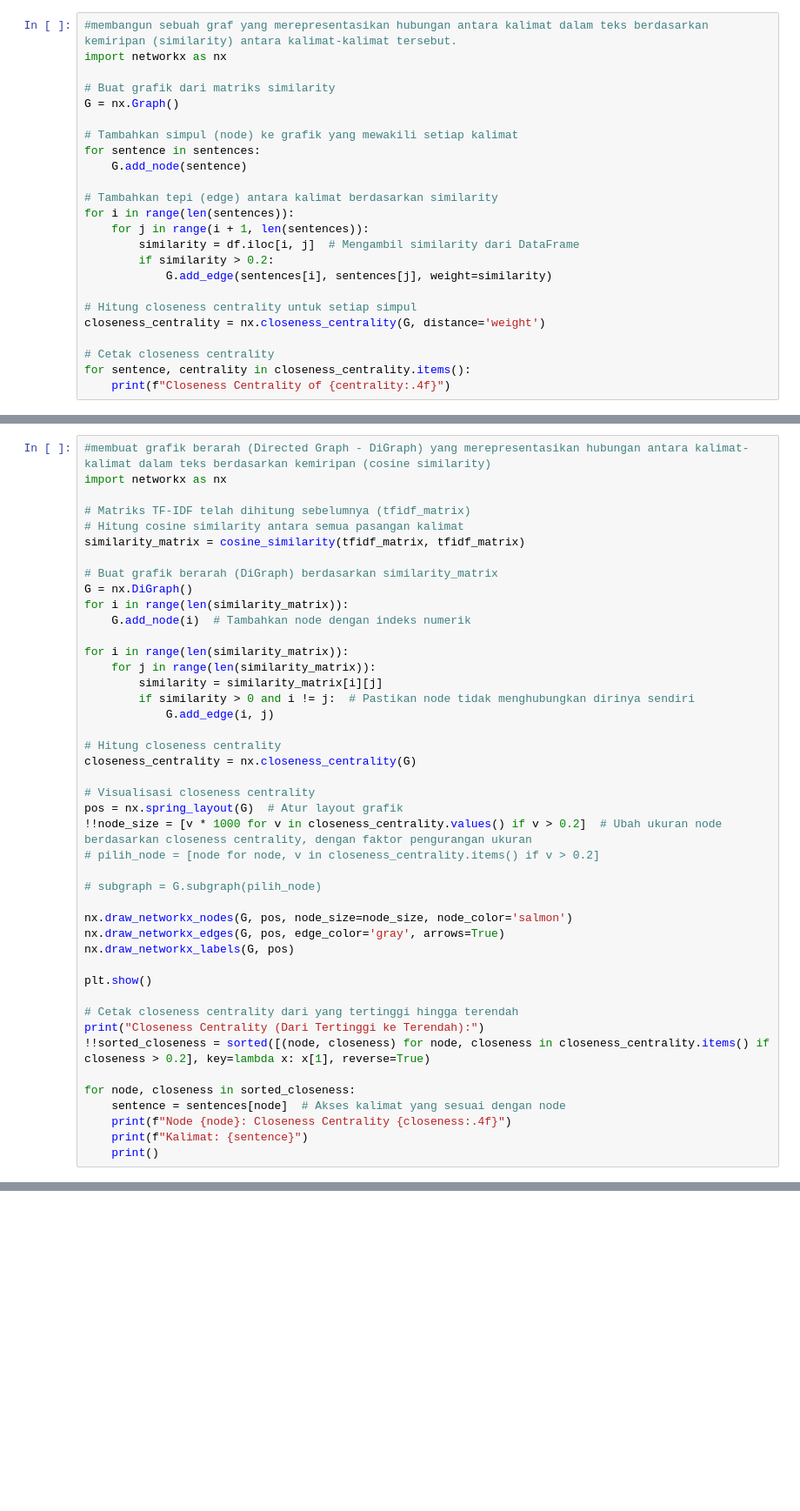
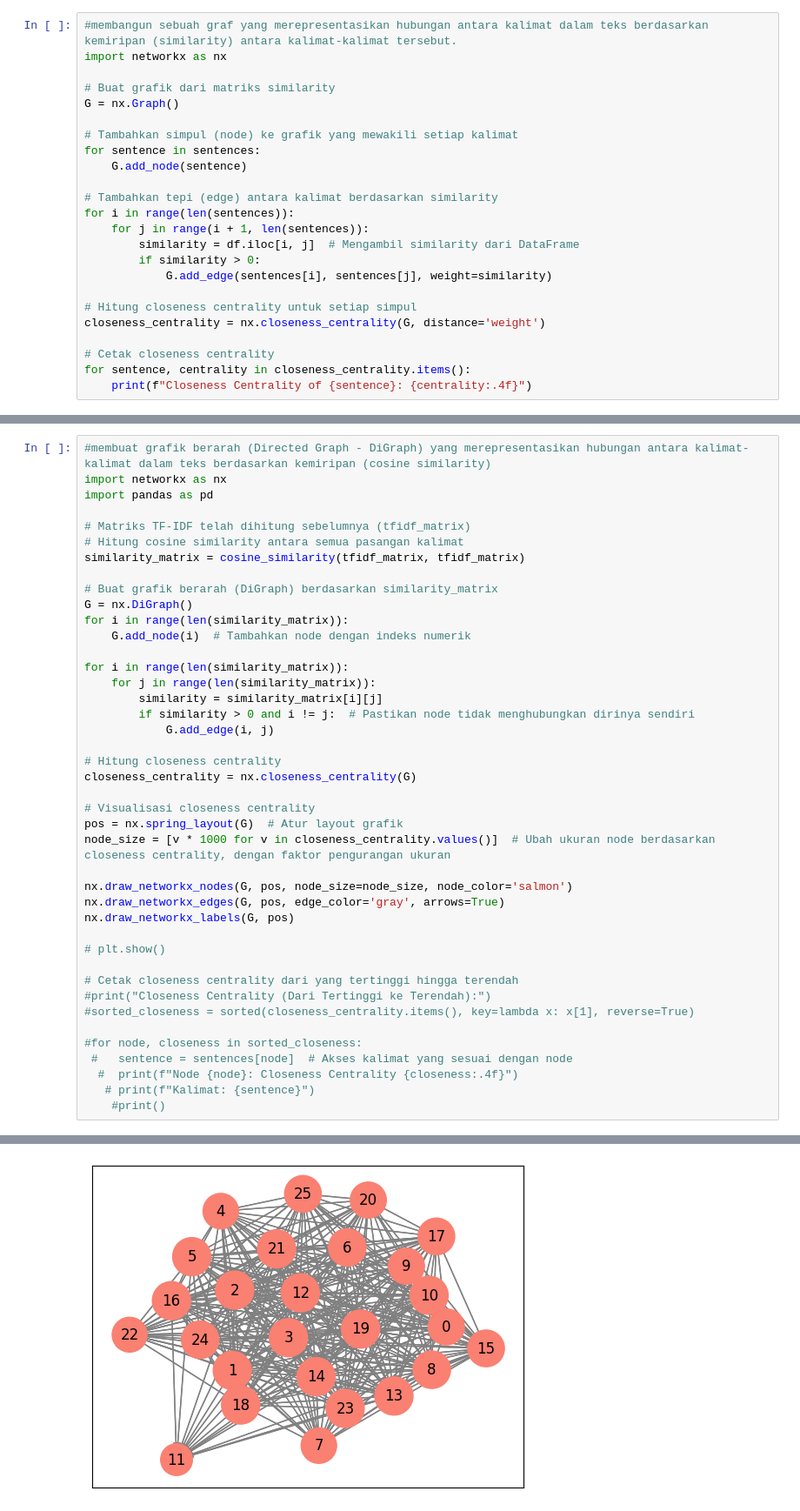
Before and after one commit to MeAdila/ppw, a Jupyter notebook: _sources/graph.ipynb, the cells around one changed output, grey strips where cells are left out. Shown at 87% size. Cells and saved outputs as stored; diff of their text form; blank space fills up the shorter version.

```diff
--- a/_sources/graph.ipynb
+++ b/_sources/graph.ipynb
@@ -228,7 +193,7 @@ for sentence in sentences:
 for i in range(len(sentences)):
     for j in range(i + 1, len(sentences)):
         similarity = df.iloc[i, j]  # Mengambil similarity dari DataFrame
-        if similarity > 0.2:
+        if similarity > 0:
             G.add_edge(sentences[i], sentences[j], weight=similarity)
 
 # Hitung closeness centrality untuk setiap simpul
@@ -236,5 +201,5 @@ closeness_centrality = nx.closeness_centrality(G, distance='weight')
 
 # Cetak closeness centrality
 for sentence, centrality in closeness_centrality.items():
-    print(f"Closeness Centrality of {centrality:.4f}")
+    print(f"Closeness Centrality of {sentence}: {centrality:.4f}")
 # %% [output]
@@ -258,6 +223,7 @@ Closeness Centrality of 0.2010
 # %%
 #membuat grafik berarah (Directed Graph - DiGraph) yang merepresentasikan hubungan antara kalimat-kalimat dalam teks berdasarkan kemiripan (cosine similarity)
 import networkx as nx
+import pandas as pd
 
 # Matriks TF-IDF telah dihitung sebelumnya (tfidf_matrix)
 # Hitung cosine similarity antara semua pasangan kalimat
@@ -279,23 +245,21 @@ closeness_centrality = nx.closeness_centrality(G)
 
 # Visualisasi closeness centrality
 pos = nx.spring_layout(G)  # Atur layout grafik
-!!node_size = [v * 1000 for v in closeness_centrality.values() if v > 0.2]  # Ubah ukuran node berdasarkan closeness centrality, dengan faktor pengurangan ukuran
-# pilih_node = [node for node, v in closeness_centrality.items() if v > 0.2]
-
-# subgraph = G.subgraph(pilih_node)
+node_size = [v * 1000 for v in closeness_centrality.values()]  # Ubah ukuran node berdasarkan closeness centrality, dengan faktor pengurangan ukuran
 
 nx.draw_networkx_nodes(G, pos, node_size=node_size, node_color='salmon')
 nx.draw_networkx_edges(G, pos, edge_color='gray', arrows=True)
 nx.draw_networkx_labels(G, pos)
 
-plt.show()
+# plt.show()
 
 # Cetak closeness centrality dari yang tertinggi hingga terendah
-print("Closeness Centrality (Dari Tertinggi ke Terendah):")
-!!sorted_closeness = sorted([(node, closeness) for node, closeness in closeness_centrality.items() if closeness > 0.2], key=lambda x: x[1], reverse=True)
+#print("Closeness Centrality (Dari Tertinggi ke Terendah):")
+#sorted_closeness = sorted(closeness_centrality.items(), key=lambda x: x[1], reverse=True)
 
-for node, closeness in sorted_closeness:
-    sentence = sentences[node]  # Akses kalimat yang sesuai dengan node
-    print(f"Node {node}: Closeness Centrality {closeness:.4f}")
-    print(f"Kalimat: {sentence}")
-    print()
+#for node, closeness in sorted_closeness:
+ #   sentence = sentences[node]  # Akses kalimat yang sesuai dengan node
+  #  print(f"Node {node}: Closeness Centrality {closeness:.4f}")
+   # print(f"Kalimat: {sentence}")
+    #print()
+# %% [output]
@@ -301,0 +283 @@ for node, closeness in sorted_closeness:
+[figure, added]
```
Also changed, not shown: parts of 13 cells of this notebook, 36 other files.
